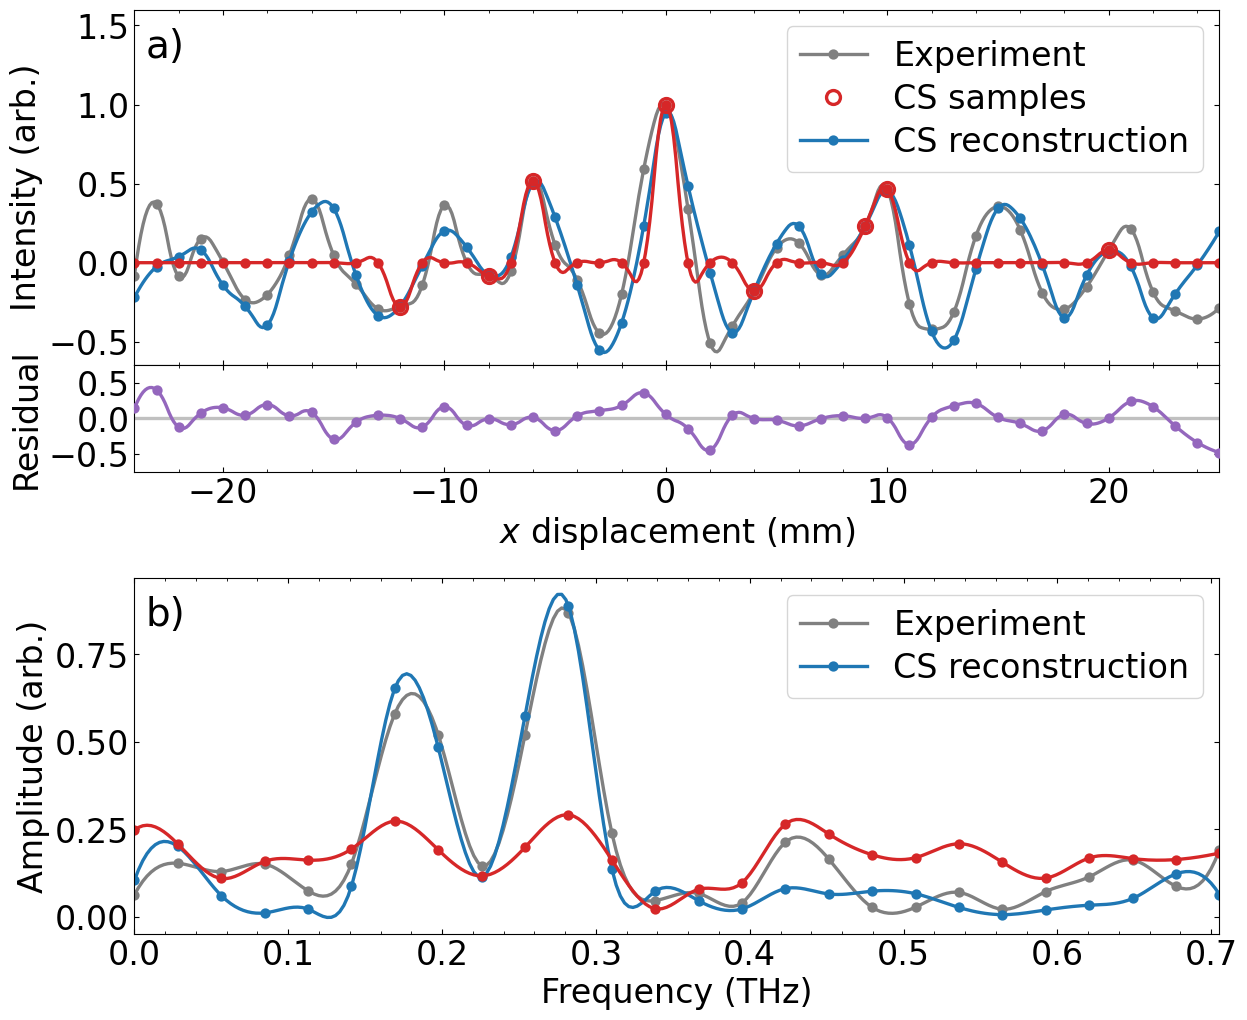
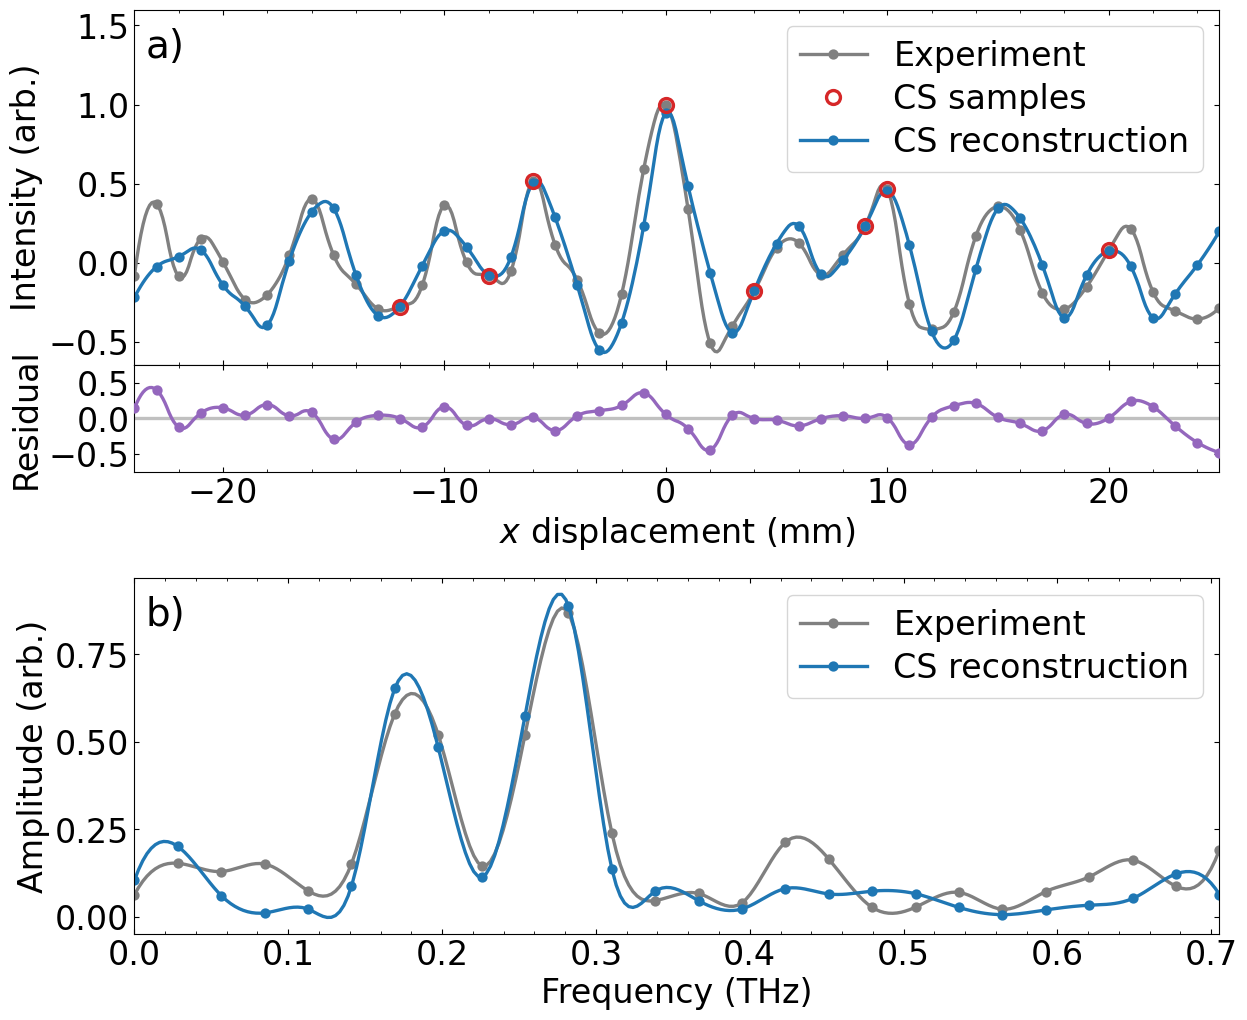
The change to this notebook cell's code, shown as a diff; its figure went from the first image to the second:
--- before
+++ after
@@ -7,6 +7,6 @@
 axs[0].plot(cs.interpolate(exp_displacement), cs.interpolate(cs_result), color= "tab:blue")
 
-axs[0].plot(exp_displacement, L2_solution, color= "tab:red", marker= ".", linestyle= "none")
-axs[0].plot(cs.interpolate(exp_displacement), cs.interpolate(L2_solution), color= "tab:red")
+#axs[0].plot(exp_displacement, L2_solution, color= "tab:red", marker= ".", linestyle= "none")
+#axs[0].plot(cs.interpolate(exp_displacement), cs.interpolate(L2_solution), color= "tab:red")
 
 #axs[0].plot(sim_displacement, simulation, color= "k", marker= ".", linestyle= "none")
@@ -55,6 +55,6 @@
 axs[3].plot(cs.interpolate(freqs), cs.interpolate(np.abs(cs_spectrum), method= "cubic"), color= "tab:blue")
 
-axs[3].plot(freqs, np.abs(L2_solution_spectrum), color= "tab:red", linestyle= "none", marker= ".")
-axs[3].plot(cs.interpolate(freqs), cs.interpolate(np.abs(L2_solution_spectrum), method= "cubic"), color= "tab:red")
+#axs[3].plot(freqs, np.abs(L2_solution_spectrum), color= "tab:red", linestyle= "none", marker= ".")
+#axs[3].plot(cs.interpolate(freqs), cs.interpolate(np.abs(L2_solution_spectrum), method= "cubic"), color= "tab:red")
 
 axs[3].set(xlabel= "Frequency (THz)", ylabel= "Amplitude (arb.)", xlim= (freqs.min(), freqs.max()))
@@ -81,4 +81,4 @@
 print(f"naive estimation error = {estimation_error}")
 
-#fig.savefig("./graphs/experimental_result_CS_with_residuals.png", bbox_inches= "tight")
+fig.savefig("./graphs/experimental_result_CS_with_residuals.pdf", bbox_inches= "tight")
 plt.show()

Commit: recreated images as pdfs. Metropolis has no decernable advantage over Sim Annealing